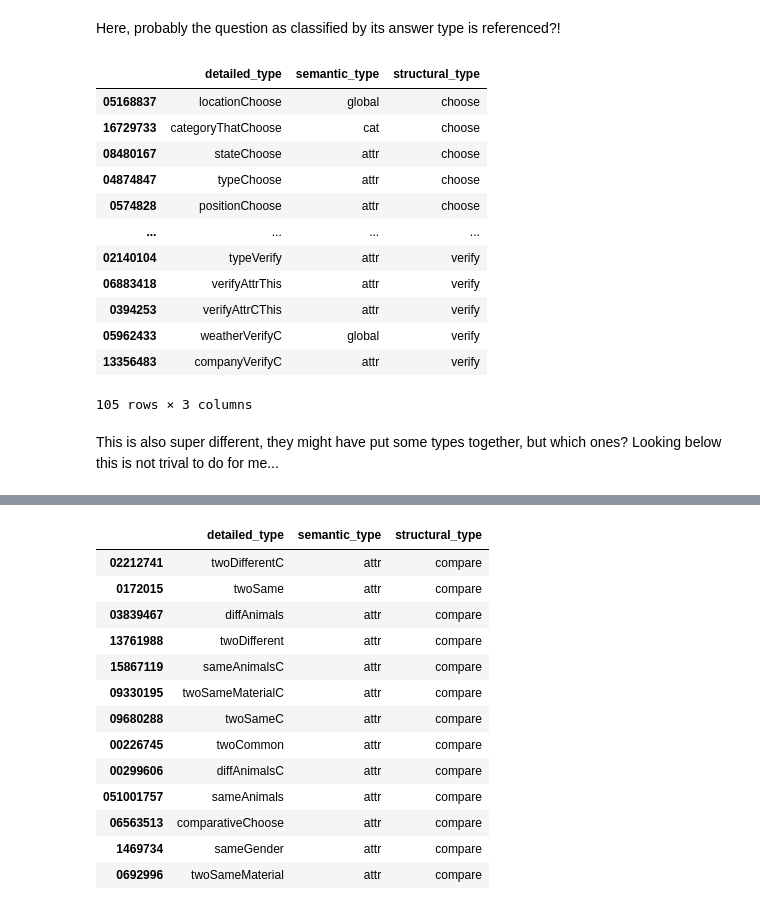
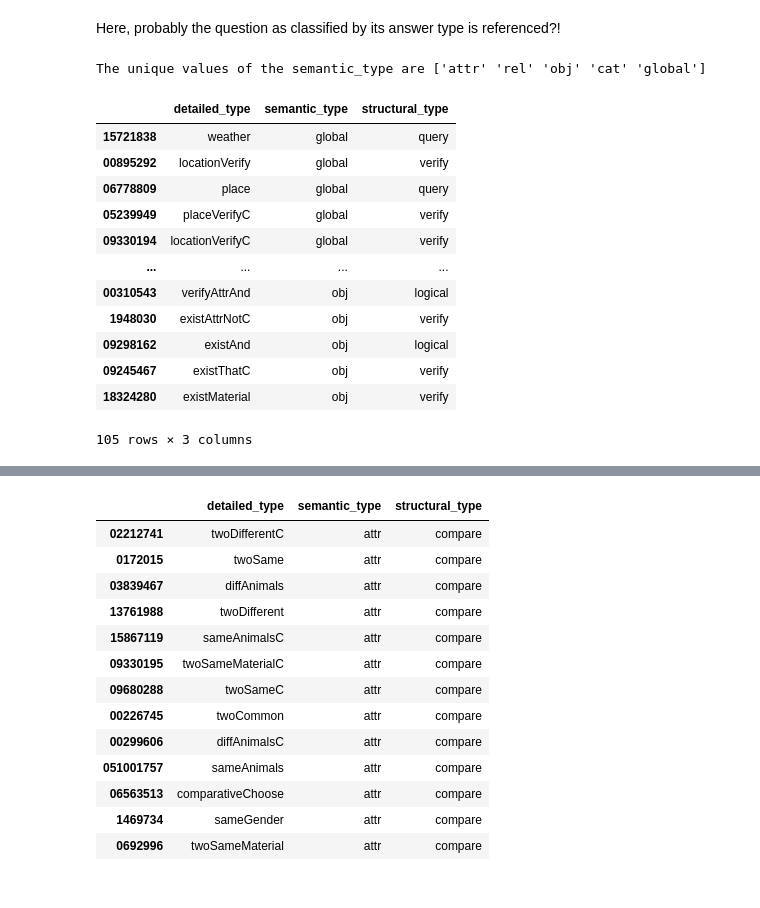
Before and after one commit to MagnusOstertag/GQA_reproduction, a Jupyter notebook: figures.ipynb, the cells around one changed output, grey strips where cells are left out. Saved outputs shown, nothing was run; the diff lists cells and outputs as text; code cells hidden in the pictures.

Commit message:
reproducing tab2 functions catalog

```diff
--- a/figures.ipynb
+++ b/figures.ipynb
@@ -461,22 +461,30 @@ There seems to be quiet a bit of variance in it, but is it really enough to chan
 ## Reproducing table 2: Function Catalog (ReadMe: 3.)
 # %% [markdown]
 Here, probably the question as classified by its answer type is referenced?!
-# %%
-gqa_question_stats_table = gqa_question_stats[['detailed_type', 'semantic_type', 'structural_type']].drop_duplicates()
-gqa_question_stats_table.sort_values(by='structural_type')
-# %% [output]
-|  | detailed_type | semantic_type | structural_type |
-| 05168837 | locationChoose | global | choose |
-| 16729733 | categoryThatChoose | cat | choose |
-| 08480167 | stateChoose | attr | choose |
-| 04874847 | typeChoose | attr | choose |
-| 0574828 | positionChoose | attr | choose |
-| ... | ... | ... | ... |
-| 02140104 | typeVerify | attr | verify |
-| 06883418 | verifyAttrThis | attr | verify |
-| 0394253 | verifyAttrCThis | attr | verify |
-| 05962433 | weatherVerifyC | global | verify |
-| 13356483 | companyVerifyC | attr | verify |
-105 rows × 3 columns
-# %% [markdown]
-This is also super different, they might have put some types together, but which ones? Looking below this is not trival to do for me...
+# %%
+gqa_question_stats_table = gqa_questions_balanced[['detailed_type', 'semantic_type', 'structural_type']].drop_duplicates()
+
+# sort values by semantic_type in the order: 'global', 'attribute', 'category', 'relation', 'object'
+print(f"The unique values of the semantic_type are {gqa_question_stats_table['semantic_type'].unique()}")
+gqa_question_stats_table['semantic_type'] = pd.Categorical(gqa_question_stats_table['semantic_type'], categories=['global', 'attr', 'cat', 'rel', 'obj'], ordered=True)
+gqa_question_stats_table = gqa_question_stats_table.sort_values(by='semantic_type')
+
+# write to file
+gqa_question_stats_table.to_csv('results/tab2_functions_catalog.csv', index=False)
+
+gqa_question_stats_table
+# %% [output]
+The unique values of the semantic_type are ['attr' 'rel' 'obj' 'cat' 'global']
+|  | detailed_type | semantic_type | structural_type |
+| 15721838 | weather | global | query |
+| 00895292 | locationVerify | global | verify |
+| 06778809 | place | global | query |
+| 05239949 | placeVerifyC | global | verify |
+| 09330194 | locationVerifyC | global | verify |
+| ... | ... | ... | ... |
+| 00310543 | verifyAttrAnd | obj | logical |
+| 1948030 | existAttrNotC | obj | verify |
+| 09298162 | existAnd | obj | logical |
+| 09245467 | existThatC | obj | verify |
+| 18324280 | existMaterial | obj | verify |
+105 rows × 3 columns
```
Also changed, not shown: parts of 6 cells of this notebook, 2 other files.
